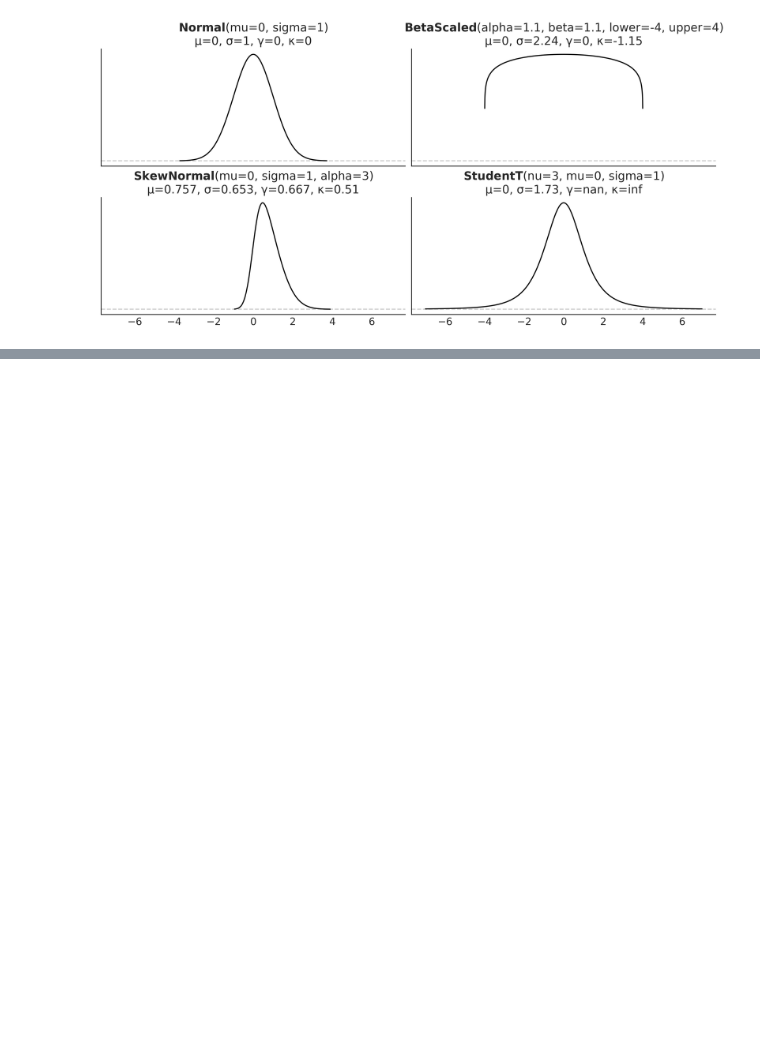
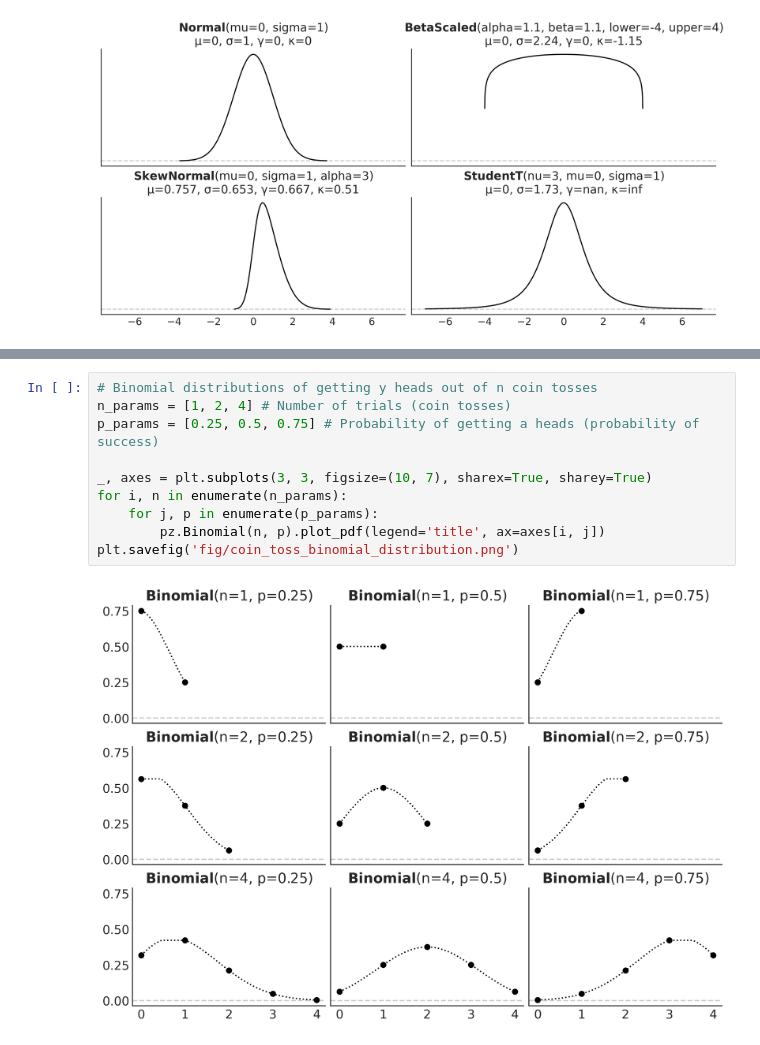
Before and after one commit to MrFanciful/BAP3, a Jupyter notebook: my_work/my_ch01.ipynb, the cells around one changed output, grey strips where cells are left out. Cells and saved outputs as stored; diff of their text form; blank space fills up the shorter version.

```diff
--- a/my_work/my_ch01.ipynb
+++ b/my_work/my_ch01.ipynb
@@ -185,0 +200,12 @@ plt.show()
+# %%
+# Binomial distributions of getting y heads out of n coin tosses
+n_params = [1, 2, 4] # Number of trials (coin tosses)
+p_params = [0.25, 0.5, 0.75] # Probability of getting a heads (probability of success)
+
+_, axes = plt.subplots(3, 3, figsize=(10, 7), sharex=True, sharey=True)
+for i, n in enumerate(n_params):
+    for j, p in enumerate(p_params):
+        pz.Binomial(n, p).plot_pdf(legend='title', ax=axes[i, j])
+plt.savefig('fig/coin_toss_binomial_distribution.png')
+# %% [output]
+[figure, added]
```
Also changed, not shown: parts of 7 cells of this notebook, 4 other files.
